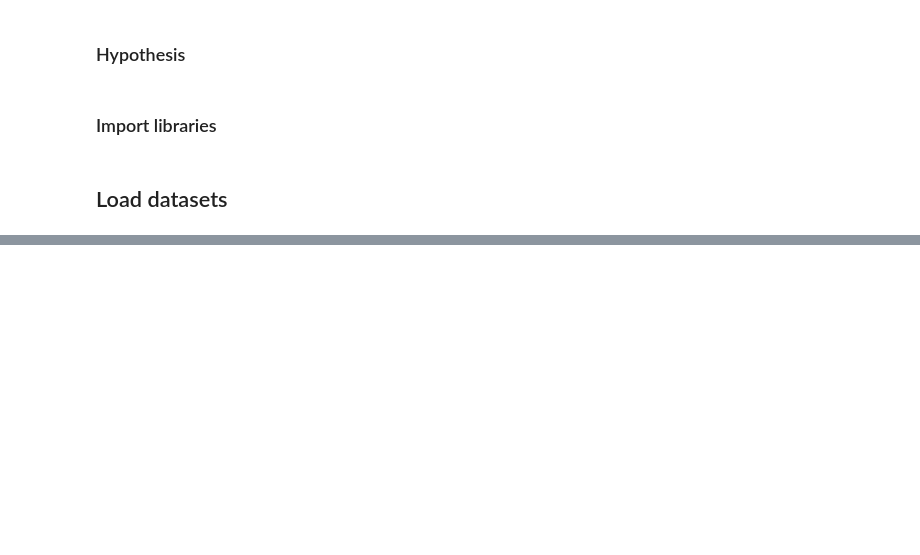
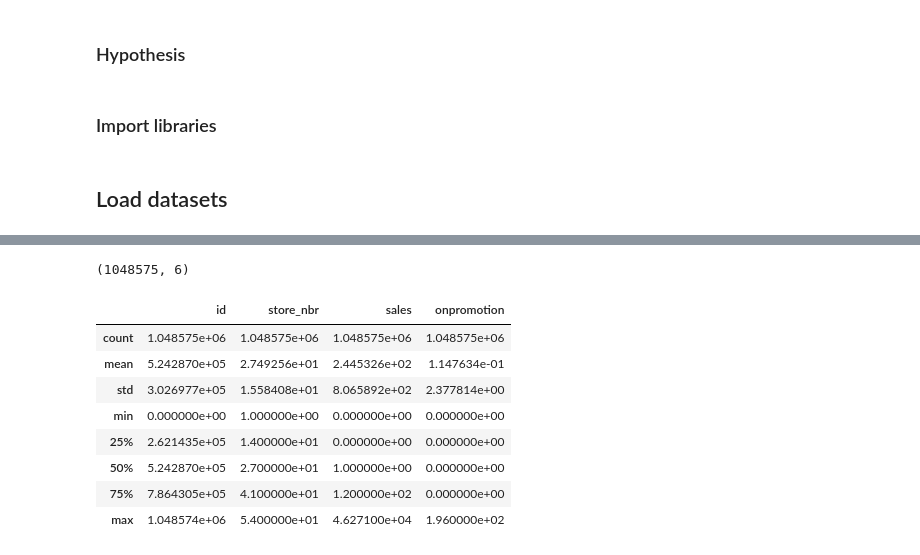
Before and after one commit to Dansoaa/Store-sales-data, a Jupyter notebook: Corporation_Favorita.ipynb, the cells around one changed output, grey strips where cells are left out. Saved outputs shown, nothing was run; the diff lists cells and outputs as text; code cells hidden in the pictures; blank space fills up the shorter version.

```diff
--- a/Corporation_Favorita.ipynb
+++ b/Corporation_Favorita.ipynb
@@ -46,0 +175,3 @@ ArgumentError: Could not parse SQLAlchemy URL from string 'DRIVER={SQL Server};S
+# %%
+dt=pd.read_csv('train.csv')
+dt.head()
@@ -47 +211,17 @@ ArgumentError: Could not parse SQLAlchemy URL from string 'DRIVER={SQL Server};S
+# %%
+dt.shape
+# %% [output]
+(1048575, 6)
+# %%
+dt.describe()
+# %% [output]
+|  | id | store_nbr | sales | onpromotion |
+| count | 1.048575e+06 | 1.048575e+06 | 1.048575e+06 | 1.048575e+06 |
+| mean | 5.242870e+05 | 2.749256e+01 | 2.445326e+02 | 1.147634e-01 |
+| std | 3.026977e+05 | 1.558408e+01 | 8.065892e+02 | 2.377814e+00 |
+| min | 0.000000e+00 | 1.000000e+00 | 0.000000e+00 | 0.000000e+00 |
+| 25% | 2.621435e+05 | 1.400000e+01 | 0.000000e+00 | 0.000000e+00 |
+| 50% | 5.242870e+05 | 2.700000e+01 | 1.000000e+00 | 0.000000e+00 |
+| 75% | 7.864305e+05 | 4.100000e+01 | 1.200000e+02 | 0.000000e+00 |
+| max | 1.048574e+06 | 5.400000e+01 | 4.627100e+04 | 1.960000e+02 |
 # %%
```
Also changed, not shown: parts of 37 cells of this notebook.
